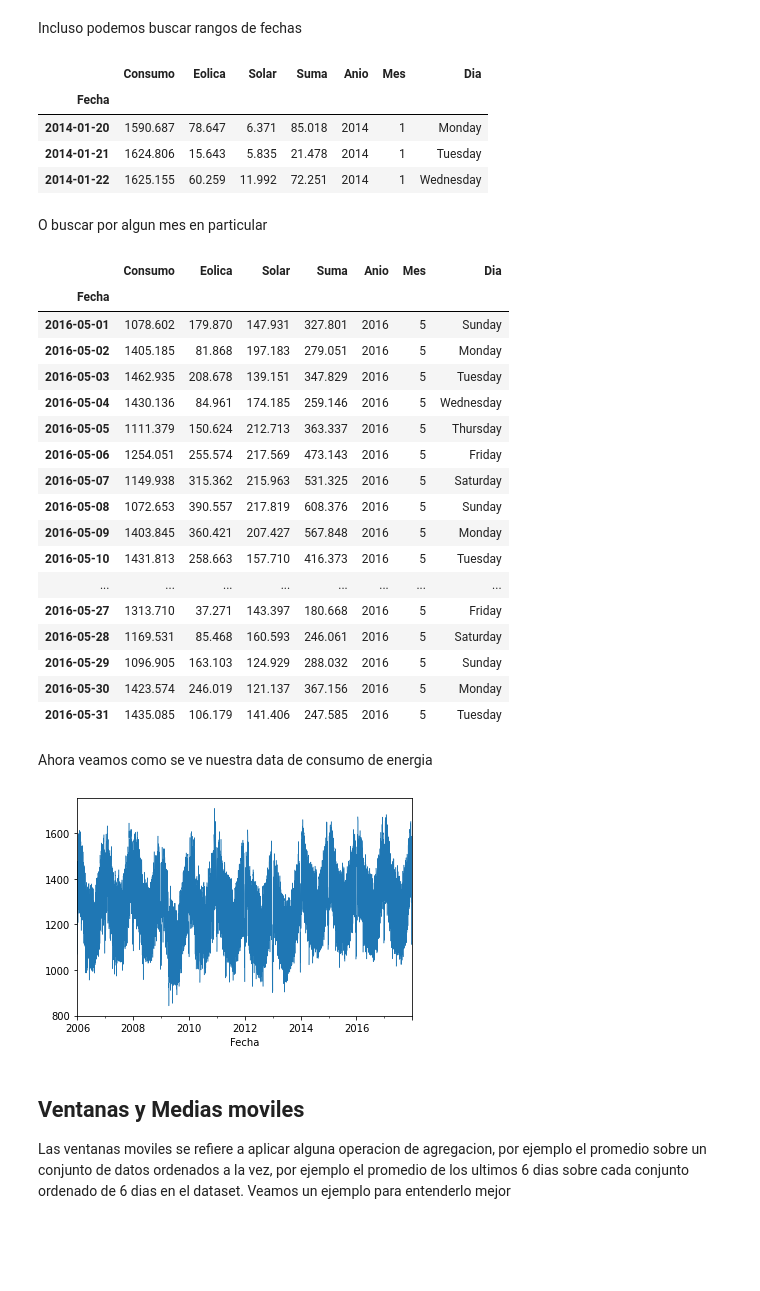
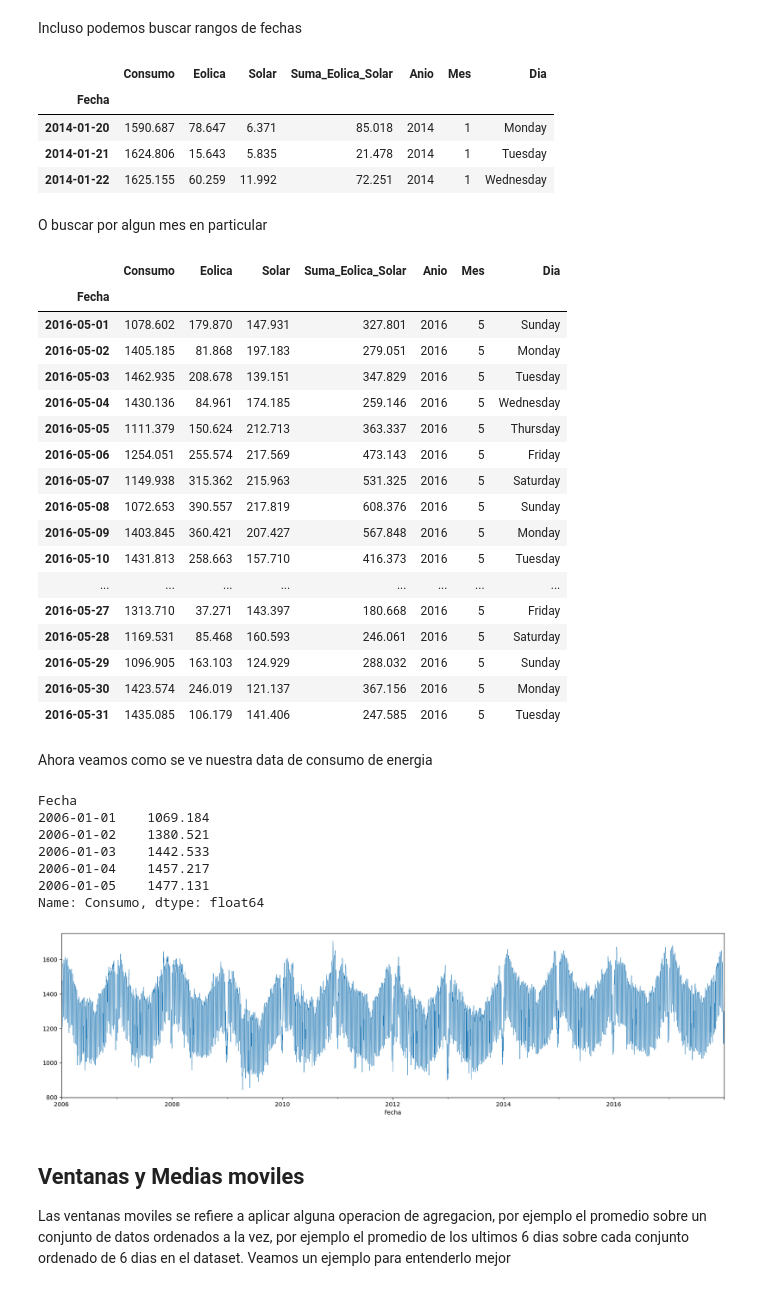
Before and after one commit to SunFanton/python-courses, a Jupyter notebook: humai/analisis-de-datos-Humai/04_Data_Wrangling/data_wrangling_avanzado.ipynb, the cells around one changed output. Cells and saved outputs as stored; diff of their text form; code cells hidden in the pictures; blank space fills up the shorter version.

```diff
--- a/humai/analisis-de-datos-Humai/04_Data_Wrangling/data_wrangling_avanzado.ipynb
+++ b/humai/analisis-de-datos-Humai/04_Data_Wrangling/data_wrangling_avanzado.ipynb
@@ -700,4 +695,4 @@ Las series de tiempo representan uno de los problemas mas interesantes en la cie
 
 Para esta seccion vamos a utilizar el dataset de consumo energetico de Alemania.
 # %%
-df_energia = pd.read_csv('https://raw.githubusercontent.com/jenfly/opsd/master/opsd_germany_daily.csv')
+df_energia = pd.read_csv('./opsd_germany_daily.csv')
@@ -704,6 +708,6 @@ df_energia = pd.read_csv('https://raw.githubusercontent.com/jenfly/opsd/master/o
 # %% [markdown]
 Primeramente vamos a evaluar el dataset
 # %%
-df_energia.columns = ['Fecha', 'Consumo', 'Eolica', 'Solar', 'Suma']
+df_energia.columns = ['Fecha', 'Consumo', 'Eolica', 'Solar', 'Suma_Eolica_Solar'] # Cambiamos los nombres de las columnas
 df_energia.tail(10)
 # %% [output]
@@ -896,7 +907,7 @@ Incluso podemos buscar rangos de fechas
 # %%
 df_energia.loc['2014-01-20':'2014-01-22']
 # %% [output]
-|  | Consumo | Eolica | Solar | Suma | Anio | Mes | Dia |
+|  | Consumo | Eolica | Solar | Suma_Eolica_Solar | Anio | Mes | Dia |
 | Fecha |  |  |  |  |  |  |  |
 | 2014-01-20 | 1590.687 | 78.647 | 6.371 | 85.018 | 2014 | 1 | Monday |
 | 2014-01-21 | 1624.806 | 15.643 | 5.835 | 21.478 | 2014 | 1 | Tuesday |
@@ -906,7 +917,7 @@ O buscar por algun mes en particular
 # %%
 df_energia.loc['2016-05']
 # %% [output]
-|  | Consumo | Eolica | Solar | Suma | Anio | Mes | Dia |
+|  | Consumo | Eolica | Solar | Suma_Eolica_Solar | Anio | Mes | Dia |
 | Fecha |  |  |  |  |  |  |  |
 | 2016-05-01 | 1078.602 | 179.870 | 147.931 | 327.801 | 2016 | 5 | Sunday |
 | 2016-05-02 | 1405.185 | 81.868 | 197.183 | 279.051 | 2016 | 5 | Monday |
@@ -926,13 +937,23 @@ df_energia.loc['2016-05']
 | 2016-05-31 | 1435.085 | 106.179 | 141.406 | 247.585 | 2016 | 5 | Tuesday |
 # %% [markdown]
 Ahora veamos como se ve nuestra data de consumo de energia
+# %%
+df_energia["Consumo"].head()
+# %% [output]
+Fecha
+2006-01-01    1069.184
+2006-01-02    1380.521
+2006-01-03    1442.533
+2006-01-04    1457.217
+2006-01-05    1477.131
+Name: Consumo, dtype: float64
 # %%
 #! pip install seaborn
 import matplotlib.pyplot as plt
 import seaborn as sns
-df_energia['Consumo'].plot(linewidth=0.5);
+df_energia['Consumo'].plot(linewidth=0.5, figsize=(20,5));
 # %% [output]
-[figure, old version]
+[figure, new version]
 # %% [markdown]
 ## Ventanas y Medias moviles
 
```
Also changed, not shown: parts of 36 cells of this notebook, 1 other file.
